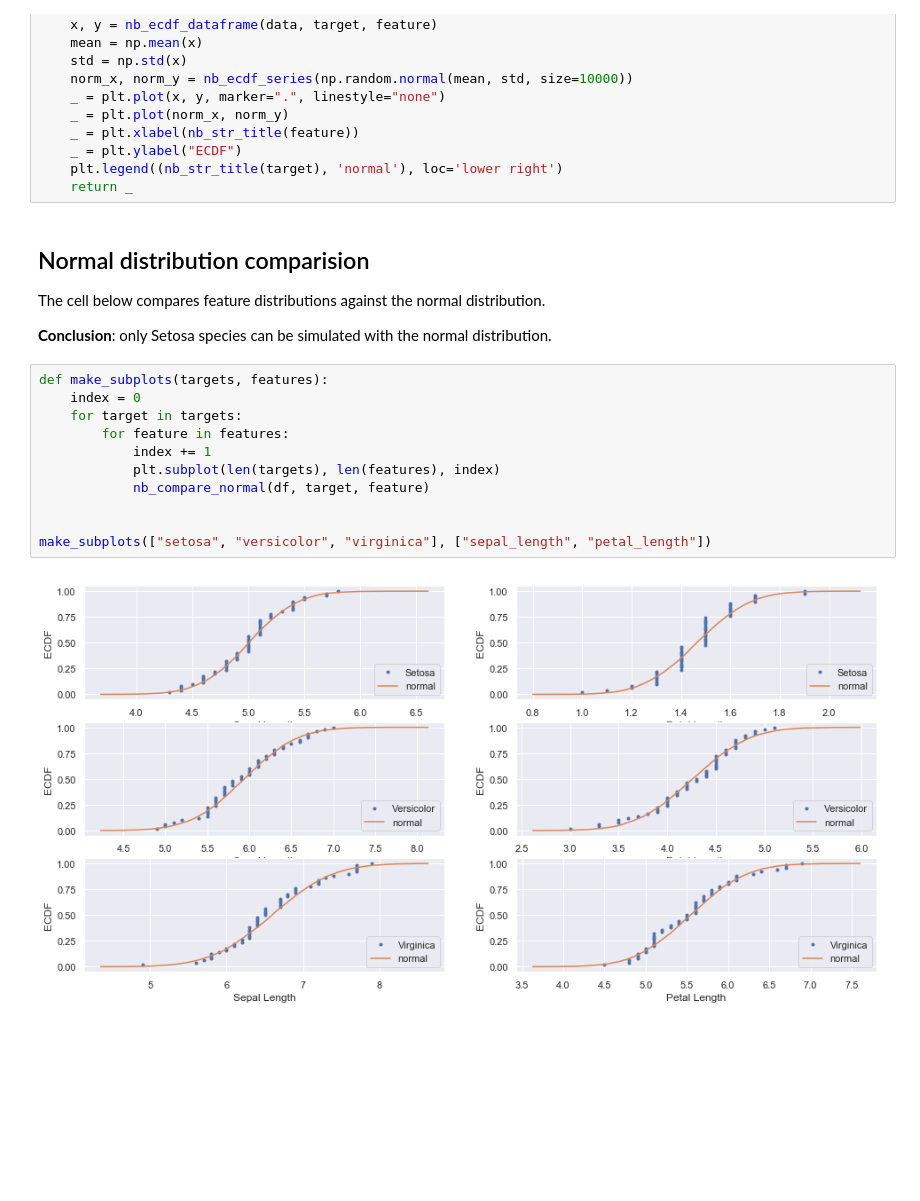
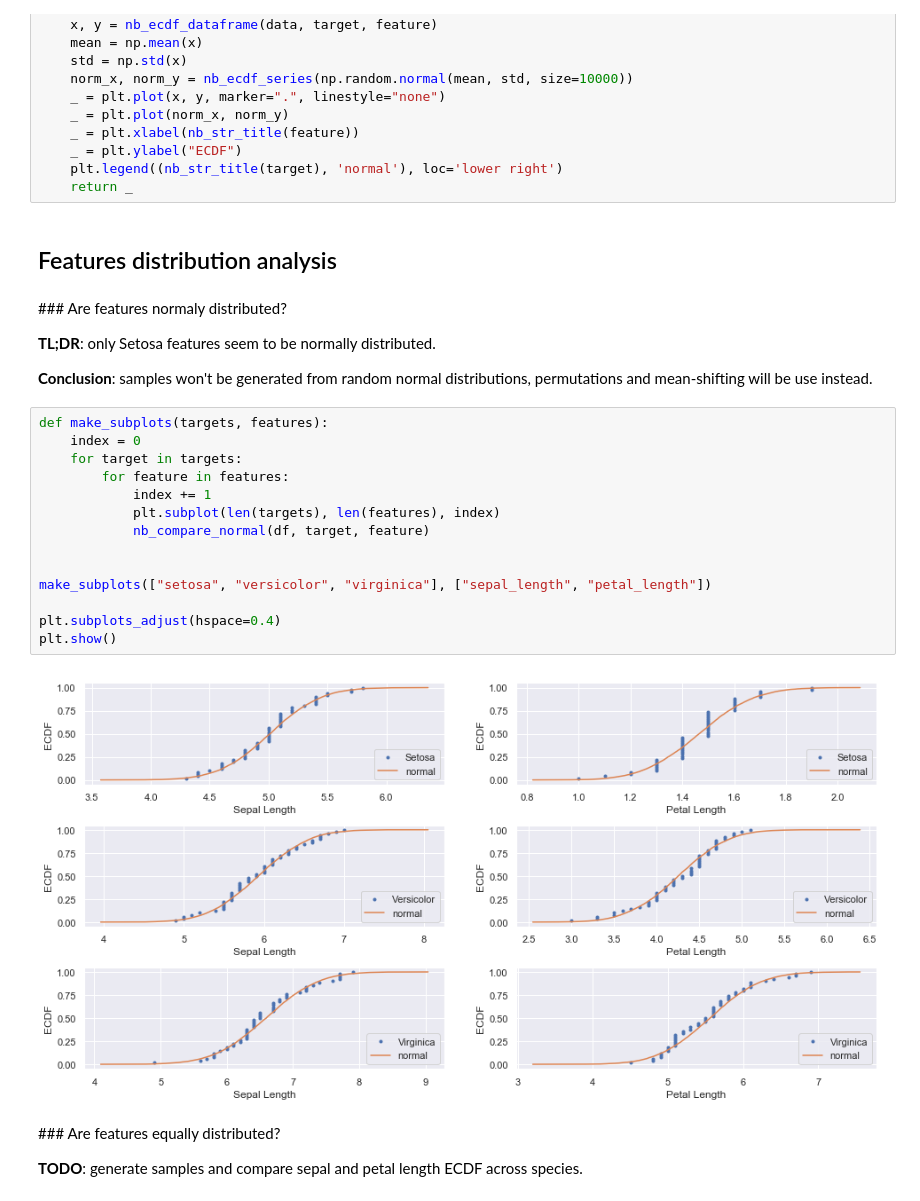
Before and after one commit to kchitresh123/hacker-stats, a Jupyter notebook: iris.ipynb, the cells around one changed output. Cells and saved outputs as stored; diff of their text form; blank space fills up the shorter version.

```diff
--- a/iris.ipynb
+++ b/iris.ipynb
@@ -260,22 +252,31 @@ def nb_compare_normal(data, target, feature):
     _ = plt.ylabel("ECDF")
     plt.legend((nb_str_title(target), 'normal'), loc='lower right')
     return _
-# %% [markdown]
-## Normal distribution comparision
-
-The cell below compares feature distributions against the normal distribution.
-
-**Conclusion**: only Setosa species can be simulated with the normal distribution.
+# %% [markdown]
+## Features distribution analysis
+# %% [markdown]
+### Are features normaly distributed?
+
+**TL;DR**: only Setosa features seem to be normally distributed.
+
+**Conclusion**: samples won't be generated from random normal distributions, permutations and mean-shifting will be use instead.
 # %%
 def make_subplots(targets, features):
     index = 0
     for target in targets:
         for feature in features:
             index += 1
             plt.subplot(len(targets), len(features), index)
             nb_compare_normal(df, target, feature)
 
 
 make_subplots(["setosa", "versicolor", "virginica"], ["sepal_length", "petal_length"])
+
+plt.subplots_adjust(hspace=0.4)
+plt.show()
 # %% [output]
-[figure, old version]
+[figure, new version]
+# %% [markdown]
+### Are features equally distributed?
+
+**TODO**: generate samples and compare sepal and petal length ECDF across species.
```
Also changed, not shown: parts of 9 cells of this notebook.
